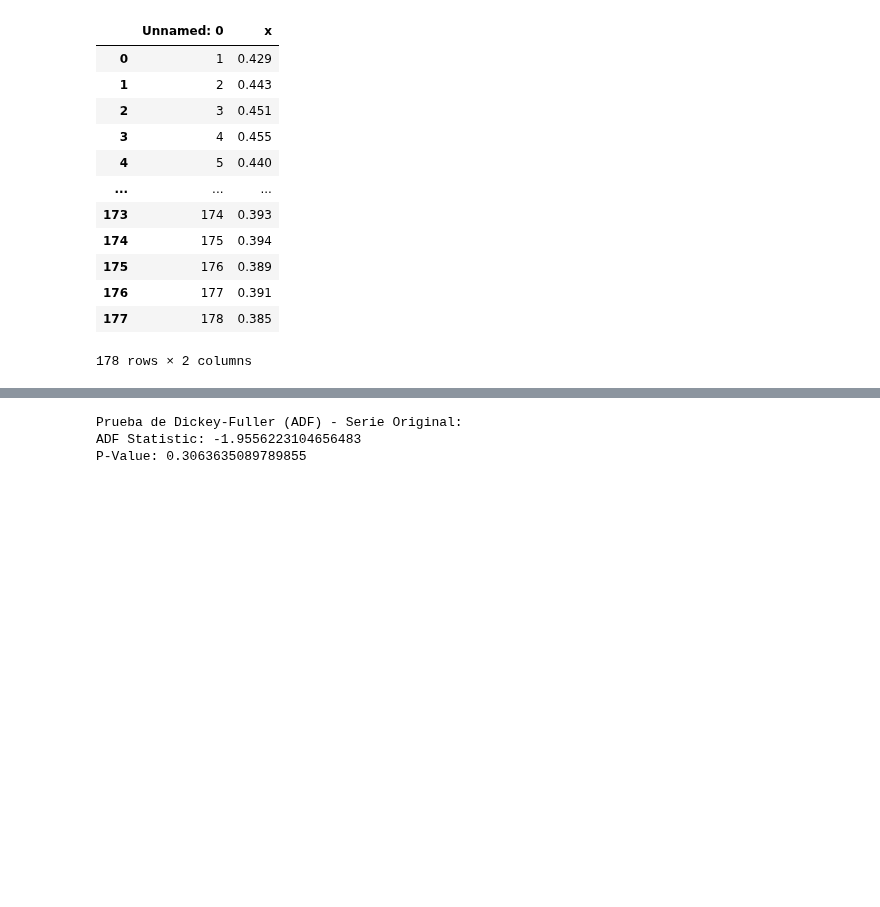
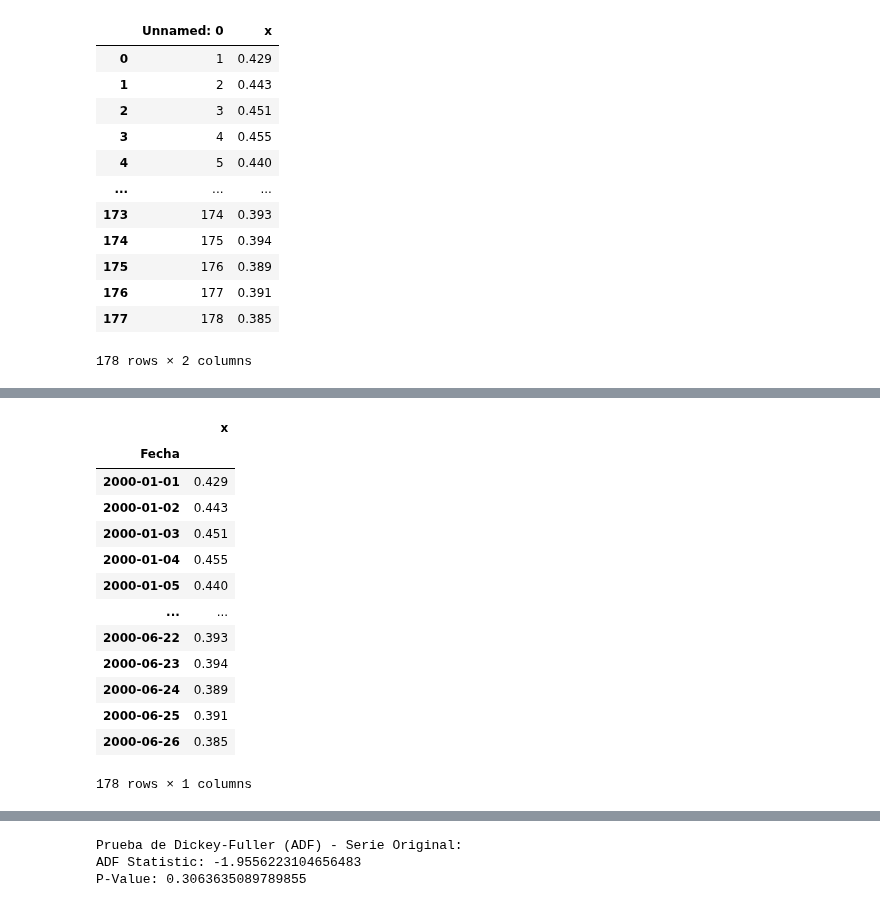
Before and after one commit to Wilsonsr/Series-de-Tiempo, a Jupyter notebook: Cuadernos Python/4_codigo_python.ipynb, the cells around one changed output, grey strips where cells are left out. Saved outputs shown, nothing was run; the diff lists cells and outputs as text; code cells hidden in the pictures; blank space fills up the shorter version.

```diff
--- a/Cuadernos Python/4_codigo_python.ipynb
+++ b/Cuadernos Python/4_codigo_python.ipynb
@@ -68,3 +89,20 @@ print(z1.describe())
+# %%
+df
+# %% [output]
+|  | x |
+| Fecha |  |
+| 2000-01-01 | 0.429 |
+| 2000-01-02 | 0.443 |
+| 2000-01-03 | 0.451 |
+| 2000-01-04 | 0.455 |
+| 2000-01-05 | 0.440 |
+| ... | ... |
+| 2000-06-22 | 0.393 |
+| 2000-06-23 | 0.394 |
+| 2000-06-24 | 0.389 |
+| 2000-06-25 | 0.391 |
+| 2000-06-26 | 0.385 |
+178 rows × 1 columns
 # %%
 sns.set_theme(style="whitegrid")
 # Graficar la serie original
```
Also changed, not shown: parts of 29 cells of this notebook, 2 other files.
